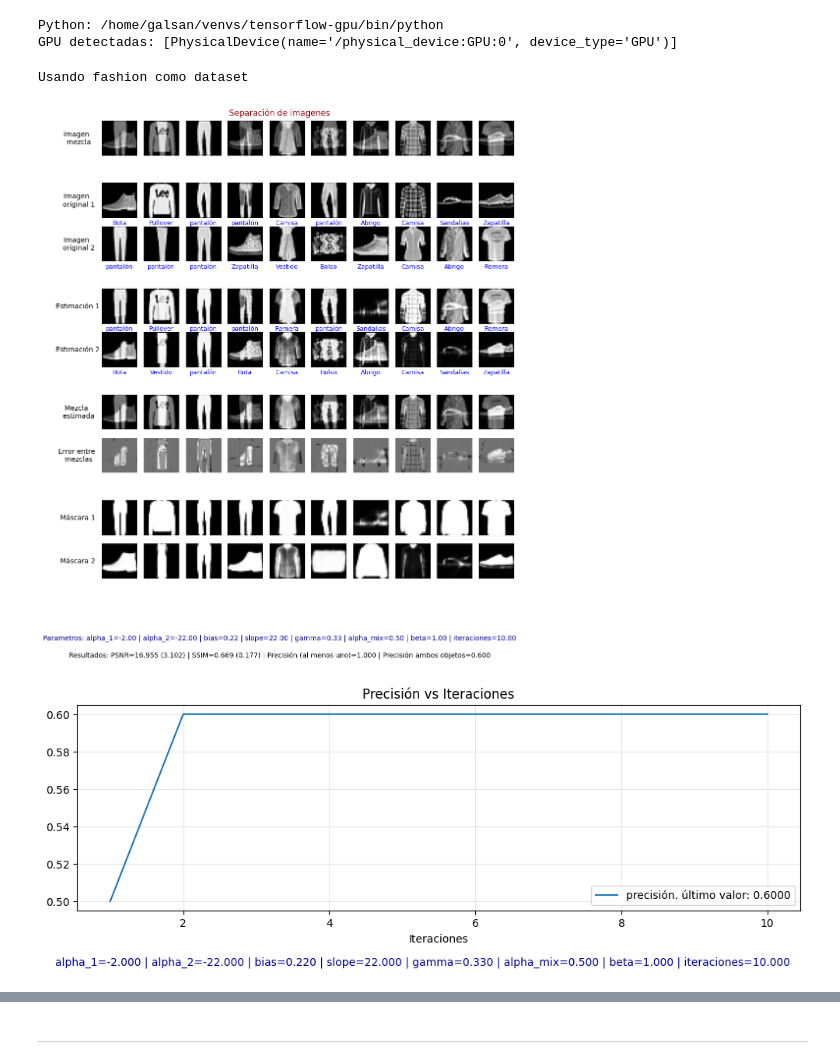
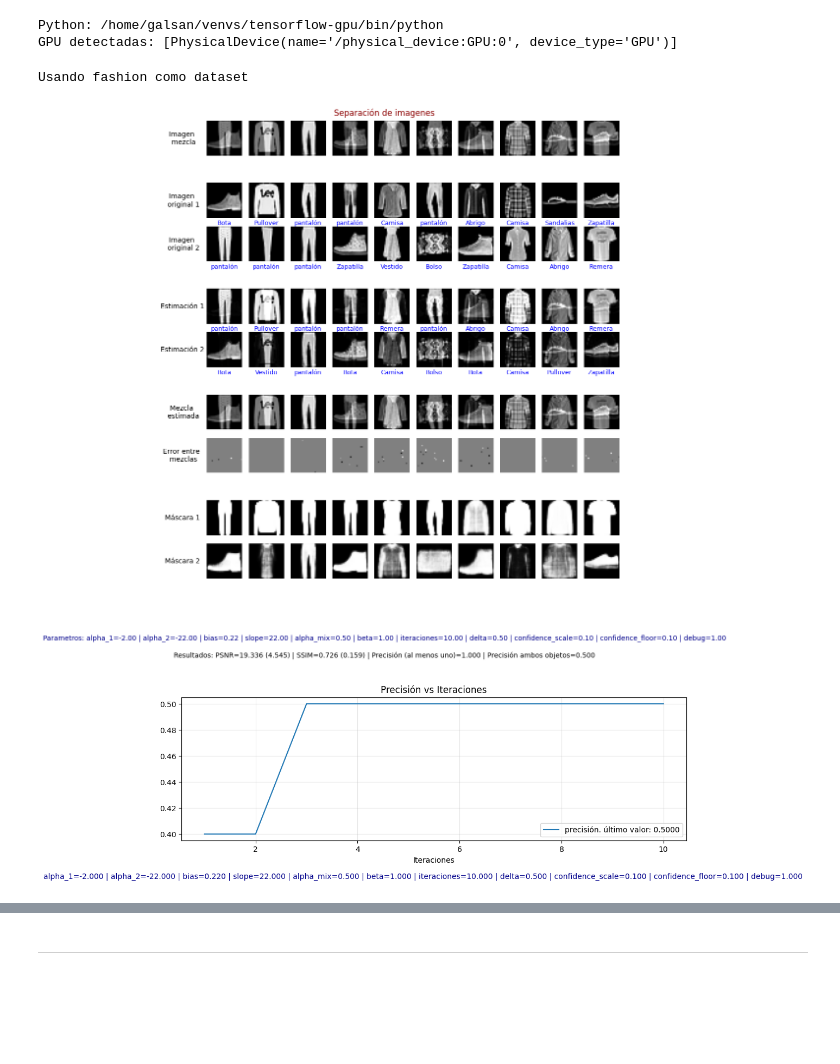
Before and after one commit to SantiagoGalan/CROP_1, a Jupyter notebook: project/experiments/imporve_separation/separation.ipynb, the cells around one changed output, grey strips where cells are left out. Drawn from its saved outputs; the diff is of its cells as text; code cells hidden in the pictures; blank space fills up the shorter version.

Commit message:
cambio de nombres y modelos

```diff
--- a/project/experiments/imporve_separation/separation.ipynb
+++ b/project/experiments/imporve_separation/separation.ipynb
@@ -29,6 +29,10 @@ if str(project_root) not in sys.path:
 
 from project.loader import Loader
 from project.CROP.models.crop2 import Crop2
+from project.CROP.models.crop2_asimetrico import ACrop2
+from project.CROP.models.crop2_reconstruido import Crop2Reconstruido
+from project.CROP.models.crop4 import Crop4
+
 
 
 SEED = 3333
@@ -51,37 +55,40 @@ params = {
     "bias": 0.22,
     "slope": 22,
     "beta": 1.0,
-    "alpha_mix": 0.5,
-    #"gamma": 1.2722776210672107,
+    "delta":0.5
+    #"gamma":  1.5,
+    #"gamma": 0.17334894739230727,
+
     #"delta": 0.353,
 }
 
-c = Crop2(cvae=cvae, predictor=predictor)
+c = Crop4(cvae=cvae, predictor=predictor)
 result = c.unmix(
     data["x_test"][:N_IMAGES], data["x_test_1"][:N_IMAGES],
     data["y_test"][:N_IMAGES], data["y_test_1"][:N_IMAGES],
     iterations=ITERATIONS,
     params=params,
     labels=data["labels"],
     show_image=True,
     show_all_curves=True,
     data_save_dir=str(project_root / "project" / "experiments" / "imporve_separation" / "data"),
     notebook_name="separation_crop3_test",
     run_metadata={
         "dataset": DATASET, "cvae": cvae_name, "seed": SEED,
         "variant": "crop3_test",
         "model_module": "crop_2"
     },
+    debug=True
 )
 reconstructions = (
     np.array(c.source1_estimation), np.array(c.source2_estimation)
 )
 
 print("\nResultados de crop3_test")
 print({key: result[key] for key in (
     "recon_bpsnr", "ssim", "acc_at_least_one", "acc_both"
 )})
 # %% [output]
 Usando fashion como dataset
-[figure, old version]
+[figure, new version]
-[figure, old version]
+[figure, new version]
```
Also changed, not shown: parts of 1 cell of this notebook, 5 other files.
